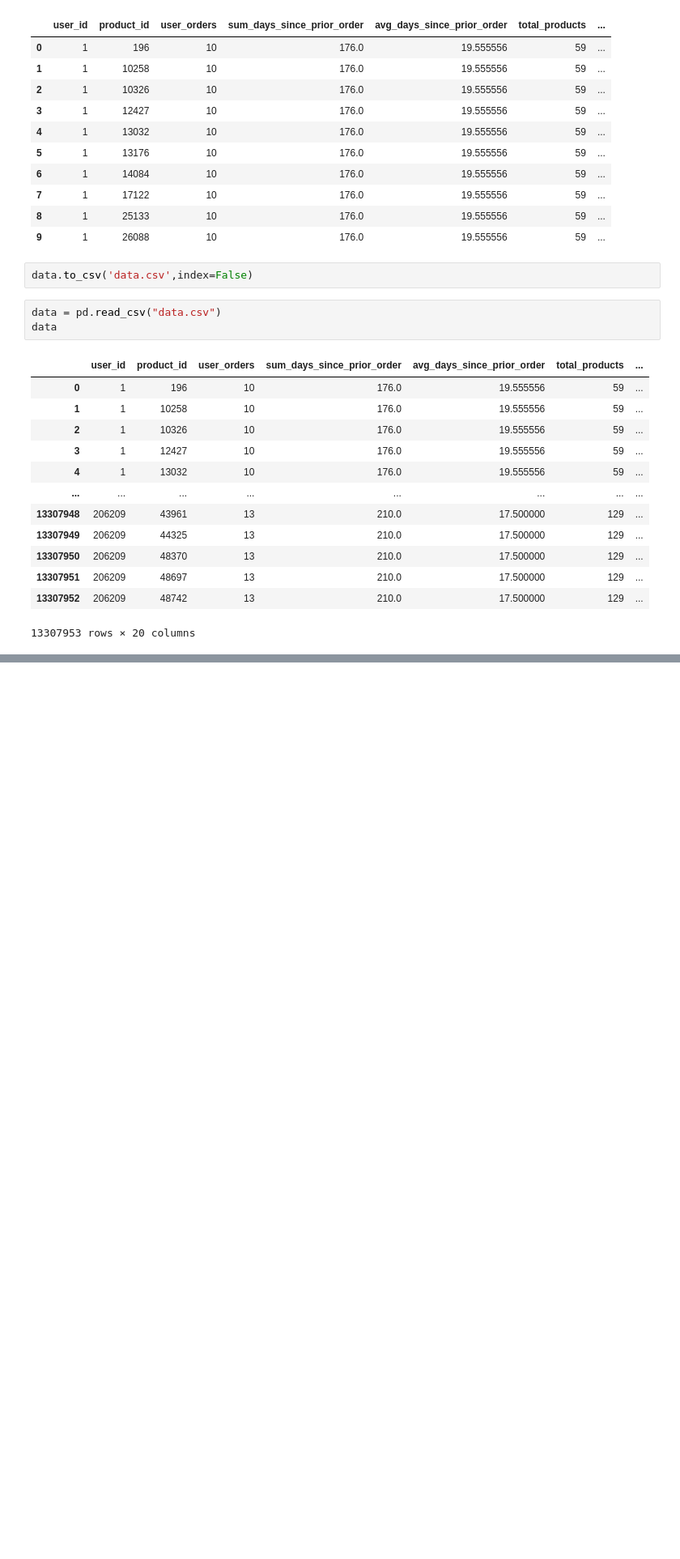
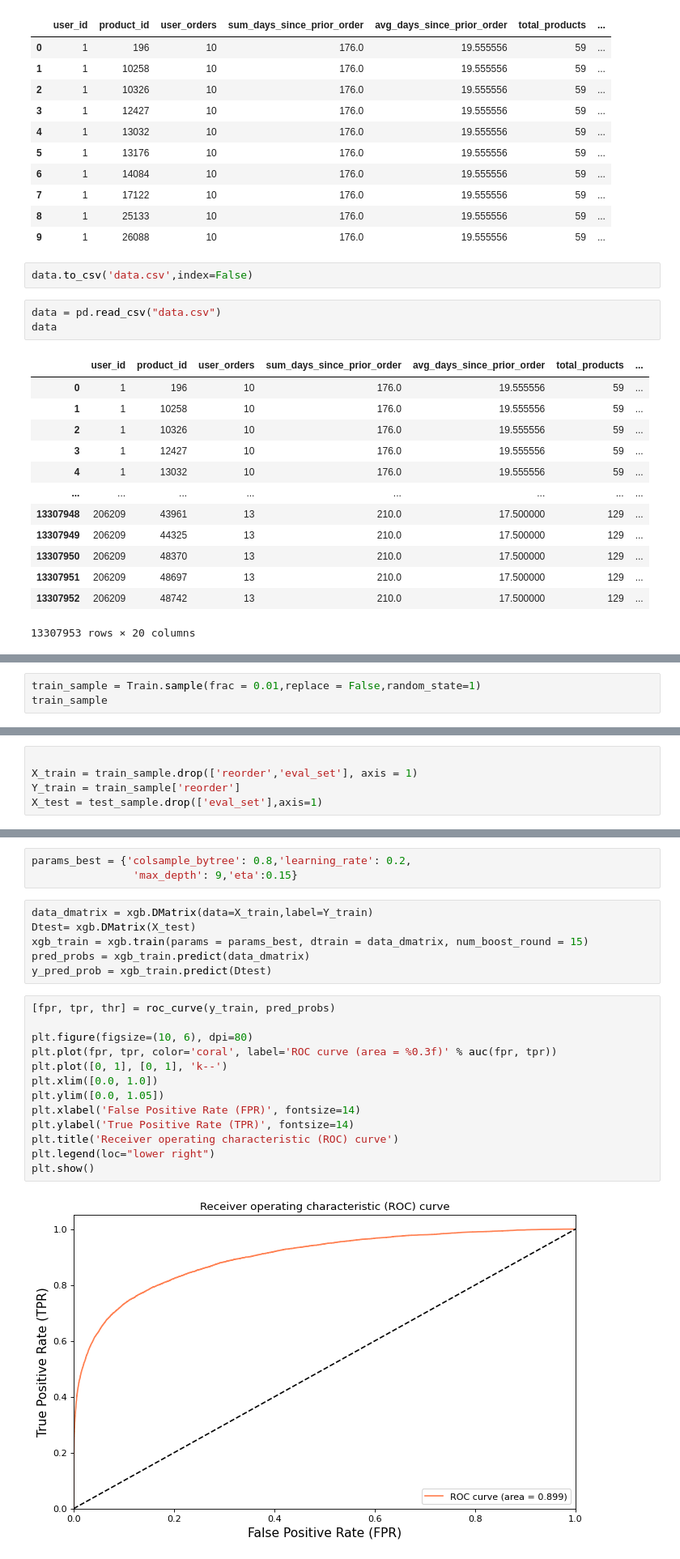
Before and after one commit to 530427793/jiangren, a Jupyter notebook: business_xgboost.ipynb, the cells around one changed output, grey strips where cells are left out. Shown: that part at 81% size. Cells and saved outputs as stored; diff of their text form; blank space fills up the shorter version.

```diff
--- a/business_xgboost.ipynb
+++ b/business_xgboost.ipynb
@@ -356,0 +480,3 @@ data_xgb = data.sample(frac = 0.001,replace = False,random_state=1)
+# %%
+train_sample = Train.sample(frac = 0.01,replace = False,random_state=1)
+train_sample
@@ -356,0 +514,5 @@ data_xgb = data.sample(frac = 0.001,replace = False,random_state=1)
+# %%
+
+X_train = train_sample.drop(['reorder','eval_set'], axis = 1)
+Y_train = train_sample['reorder']
+X_test = test_sample.drop(['eval_set'],axis=1)
@@ -356,0 +625,24 @@ data_xgb = data.sample(frac = 0.001,replace = False,random_state=1)
+# %%
+params_best = {'colsample_bytree': 0.8,'learning_rate': 0.2,
+                'max_depth': 9,'eta':0.15}
+# %%
+data_dmatrix = xgb.DMatrix(data=X_train,label=Y_train)
+Dtest= xgb.DMatrix(X_test)
+xgb_train = xgb.train(params = params_best, dtrain = data_dmatrix, num_boost_round = 15)
+pred_probs = xgb_train.predict(data_dmatrix)
+y_pred_prob = xgb_train.predict(Dtest)
+# %%
+[fpr, tpr, thr] = roc_curve(y_train, pred_probs)
+
+plt.figure(figsize=(10, 6), dpi=80)
+plt.plot(fpr, tpr, color='coral', label='ROC curve (area = %0.3f)' % auc(fpr, tpr))
+plt.plot([0, 1], [0, 1], 'k--')
+plt.xlim([0.0, 1.0])
+plt.ylim([0.0, 1.05])
+plt.xlabel('False Positive Rate (FPR)', fontsize=14)
+plt.ylabel('True Positive Rate (TPR)', fontsize=14)
+plt.title('Receiver operating characteristic (ROC) curve')
+plt.legend(loc="lower right")
+plt.show()
+# %% [output]
+[figure, added]
```
Also changed, not shown: parts of 48 cells of this notebook.
